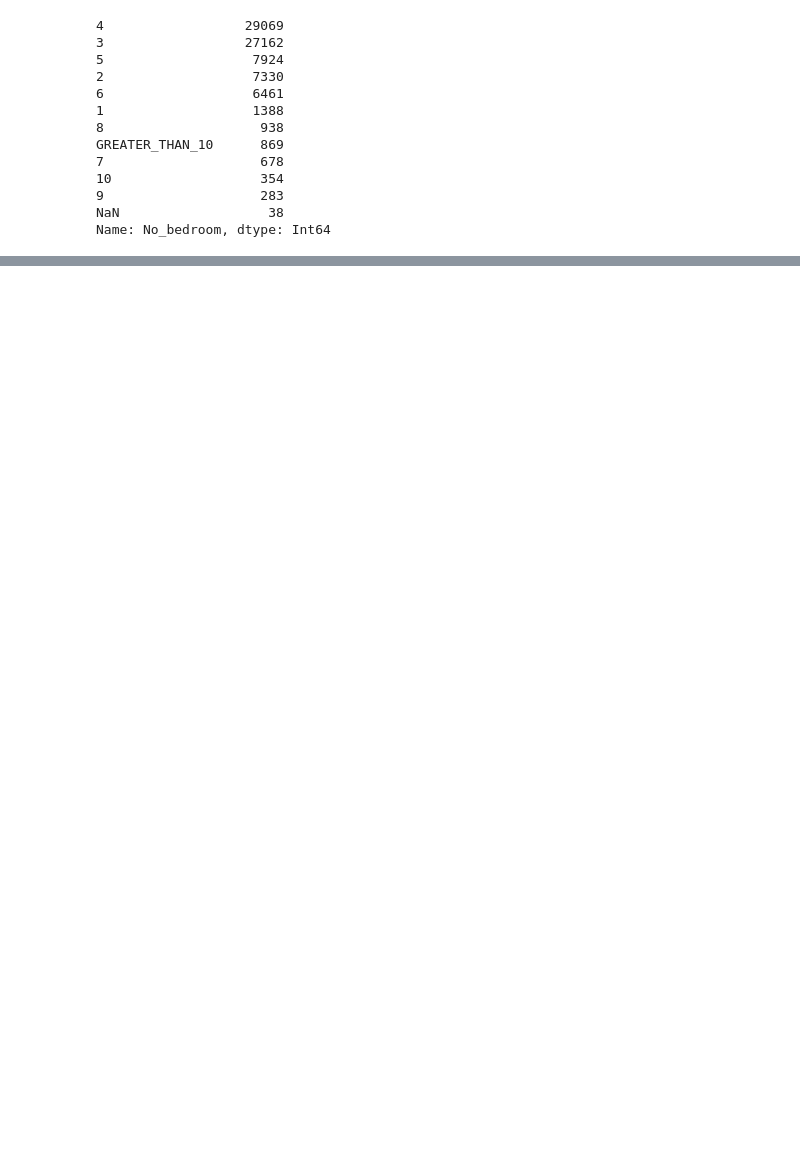
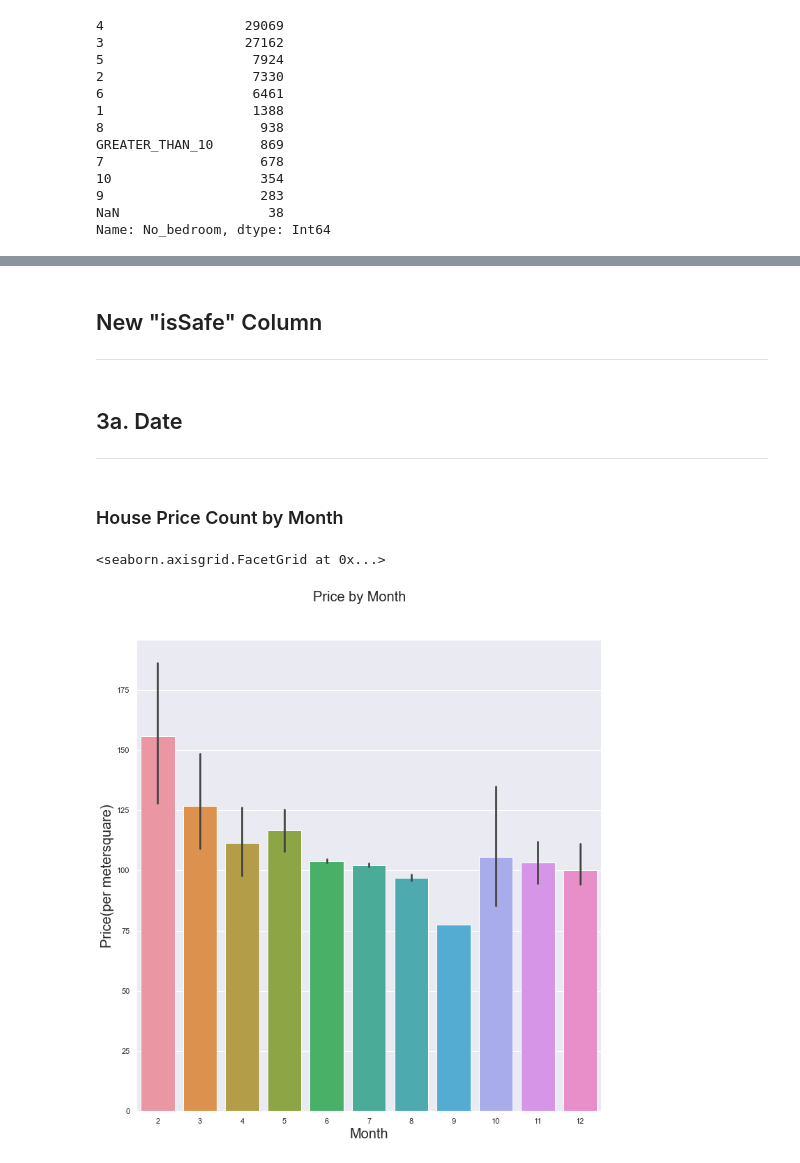
Before and after one commit to tnathu-ai/Classify-House-Price-Ranges-Hanoi, a Jupyter notebook: clean_data.ipynb, the cells around one changed output, grey strips where cells are left out. Drawn from its saved outputs; the diff is of its cells as text; code cells hidden in the pictures; blank space fills up the shorter version.

Commit message:
update plots

```diff
--- a/clean_data.ipynb
+++ b/clean_data.ipynb
@@ -38,6 +39,7 @@ import re
 import seaborn as sns
 import missingno as msno
 import matplotlib.pyplot as plt
+plt.rcParams["figure.figsize"]= 15,10
 import matplotlib.patches as mpatches
 
 from scipy.stats import skew  # for some statistics
@@ -53,8 +55,8 @@ plt.rcParams['figure.figsize'] = [6, 6]
 # Ensure that our plots are shown and embedded within the Jupyter notebook itself. Without this command, sometimes plots may show up in pop-up windows
 %matplotlib inline
 
-# run a python file
-%run function.py
+# # run a python file
+# %run function.py
 
 # overwrite the style of all the matplotlib graphs
 sns.set()
@@ -93,7 +94,7 @@ In order to load data properly, the data in csv file have to be examined careful
 # %%
 %time
 # import test dataset
-df = pd.read_csv('./VN_housing_dataset.csv', delimiter=',', skipinitialspace = True)
+df = pd.read_csv('Data/VN_housing_dataset.csv', delimiter=',', skipinitialspace = True)
 df.drop('Unnamed: 0', 1, inplace=True)
 df.head(3)
 # %% [output]
@@ -704,0 +822,42 @@ Index(['District', 'Ward', 'House_type', 'Legal_documents', 'No_floor',
+# %%
+def isUrban(district):
+    urban = ['ĐỐNG ĐA', 'THANH XUÂN', 'HOÀNG MAI',  'HAI BÀ TRƯNG',
+             'HÀ ĐÔNG', 'CẦU GIÂY', 'BA ĐÌNH', 'LONG BIÊN',
+             'NAM TỪ LIÊM', 'TÂY HỒ', 'BẮC TỪ LIÊM', 'HOÀN KIẾM']
+    inUrban = 'Urban'
+    for i in range (0, 11):
+        if(district == urban[i]): inUrban = 'Suburban'
+    return inUrban
+
+df['isUrban'] = df['District'].apply(isUrban)
+# %% [markdown]
+## New "isSafe" Column
+***
+# %%
+def isSafe(Legal_documents, Number_of_floor, Construction_density, Price_per_metersquare):
+    floor = ['GREATER_THAN_10', '8', '7', '9', '10']
+    larger_than_8 = False
+    for i in range (0, len(floor)):
+        if(larger_than_8 == floor[i]): larger_than_8 = True
+    if(Legal_documents == 'Already had registration book' or (larger_than_8 == True) and
+       (Construction_density > 30) and (Price_per_metersquare > 495000 and Price_per_metersquare < 87920000)):
+        return True
+    else:
+        return False
+
+df['isSafe'] = df.apply(lambda x: isSafe(x['Legal_documents'], x['No_floor'], x['Area'], x['Price']), axis=1)
+# %% [markdown]
+## 3a. Date
+***
+# %% [markdown]
+### House Price Count by Month
+# %%
+plot = sns.catplot(data=df, kind="bar", x="Month", y="Price", height = 10)
+
+plot.fig.suptitle("Price by Month", fontsize=20,
+                  fontdict={"weight": "bold"}, y=1.08)
+plot.set_xlabels("Month", fontsize = 20)
+plot.set_ylabels("Price(per metersquare)", fontsize = 20)
+# %% [output]
+<seaborn.axisgrid.FacetGrid at 0x...>
+[figure, added]
```
Also changed, not shown: parts of 73 cells of this notebook, 2 other files.
